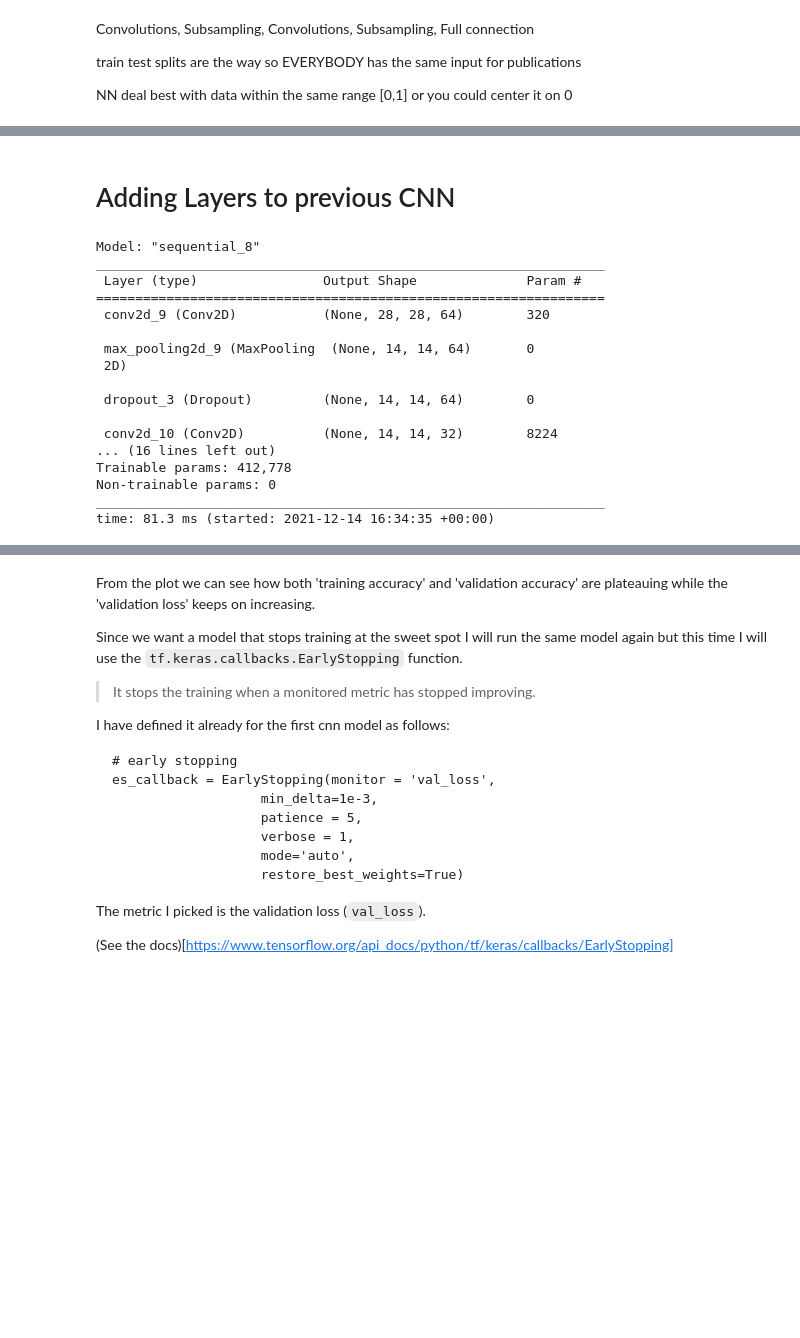
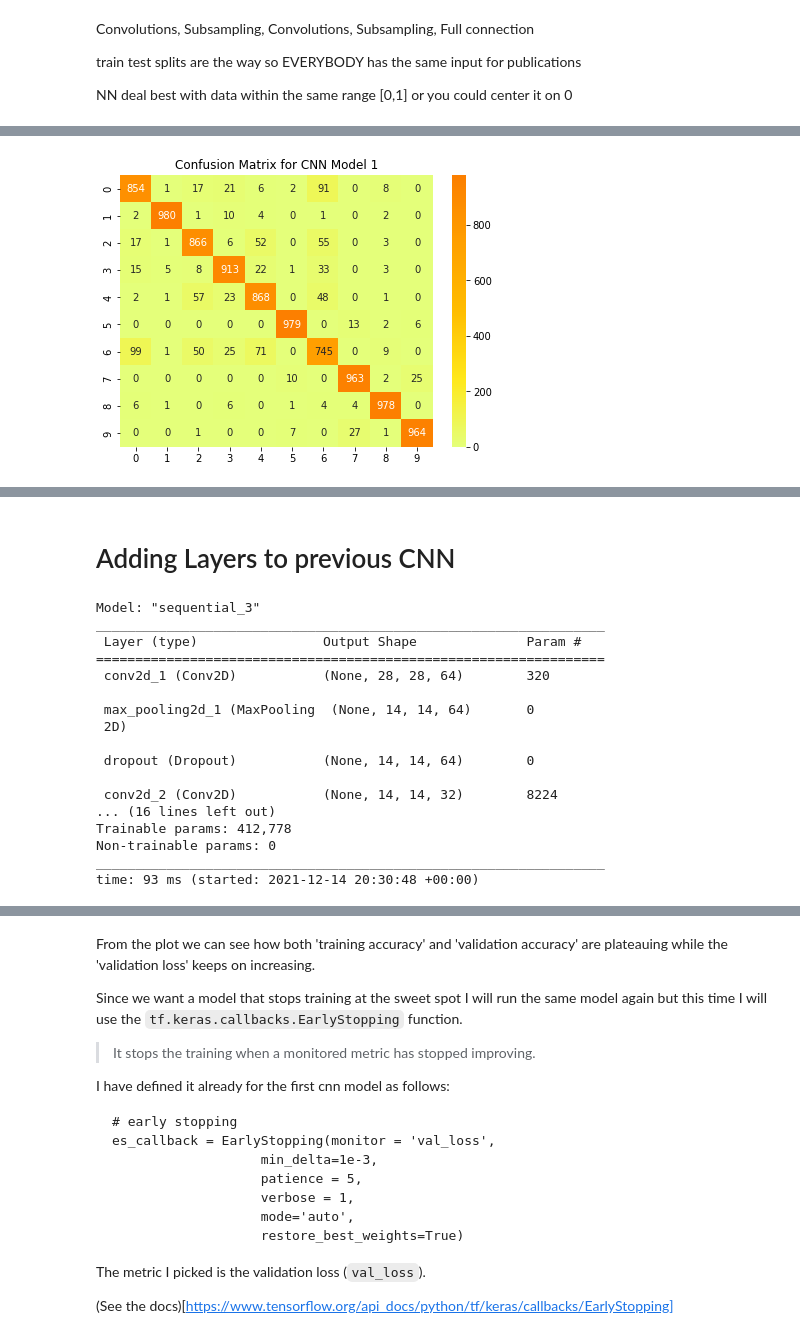
Before and after one commit to ilante/AML_91934_exam, a Jupyter notebook: Englander_AML_1_and_2.ipynb, the cells around one changed output, grey strips where cells are left out. Saved outputs shown, nothing was run; the diff lists cells and outputs as text; code cells hidden in the pictures; blank space fills up the shorter version.

```diff
--- a/Englander_AML_1_and_2.ipynb
+++ b/Englander_AML_1_and_2.ipynb
@@ -952,0 +1000,15 @@ time: 1.59 s (started: 2021-12-14 17:03:47 +00:00)
+# %%
+cnn_1_pred = cnn_model_1.predict(tst_im_cnn)
+# need to extract maximum values
+cnn_1_pred_test = np.argmax(cnn_1_pred, axis=1)
+# confusion matrix
+cnn_1_confusion = confusion_matrix(test_labels, cnn_1_pred_test)
+
+f,ax = plt.subplots(figsize=(7,5))
+plt.title('Confusion Matrix for CNN Model 1')
+plt.xlabel('Predicted character')
+plt.ylabel('True character')
+sns.heatmap(cnn_1_confusion,annot=True,cmap='Wistia',fmt='',ax=ax)
+plt.show()
+# %% [output]
+[figure, added]
@@ -953,38 +1016,42 @@ time: 1.59 s (started: 2021-12-14 17:03:47 +00:00)
 # %% [markdown]
 # Adding Layers to previous CNN
 # %%
-model = Sequential()
+cnn_model_2 = Sequential()
 # Must define the input shape in the first layer of the neural network
-model.add(Conv2D(filters=64, kernel_size=2, padding='same',
+cnn_model_2.add(Conv2D(filters=64, kernel_size=2, padding='same',
                  activation='relu', input_shape=(28,28,1)))
-model.add(MaxPool2D(pool_size=2))
-model.add(Dropout(0.3))
-model.add(Conv2D(filters=32, kernel_size=2,
+cnn_model_2.add(MaxPool2D(pool_size=2))
+cnn_model_2.add(Dropout(0.3))
+cnn_model_2.add(Conv2D(filters=32, kernel_size=2,
                  padding='same', activation='relu'))
-model.add(MaxPool2D(pool_size=2))
-model.add(Dropout(0.3))
-model.add(Flatten())
-model.add(Dense(256, activation='relu'))
-model.add(Dropout(0.5))
-model.add(Dense(nclasses, activation='softmax'))
+cnn_model_2.add(MaxPool2D(pool_size=2))
+cnn_model_2.add(Dropout(0.3))
+cnn_model_2.add(Flatten())
+cnn_model_2.add(Dense(256, activation='relu'))
+cnn_model_2.add(Dropout(0.5))
+cnn_model_2.add(Dense(nclasses, activation='softmax'))
 
-model.summary()
+cnn_model_2.compile(optimizer="adam",
+              loss="categorical_crossentropy",
+              metrics=["accuracy"])
+
+cnn_model_2.summary()
 # %% [output]
-Model: "sequential_8"
+Model: "sequential_3"
 _________________________________________________________________
  Layer (type)                Output Shape              Param #
 =================================================================
- conv2d_9 (Conv2D)           (None, 28, 28, 64)        320
+ conv2d_1 (Conv2D)           (None, 28, 28, 64)        320
 
- max_pooling2d_9 (MaxPooling  (None, 14, 14, 64)       0
+ max_pooling2d_1 (MaxPooling  (None, 14, 14, 64)       0
  2D)
 
- dropout_3 (Dropout)         (None, 14, 14, 64)        0
+ dropout (Dropout)           (None, 14, 14, 64)        0
 
- conv2d_10 (Conv2D)          (None, 14, 14, 32)        8224
+ conv2d_2 (Conv2D)           (None, 14, 14, 32)        8224
 ... (16 lines left out)
 Trainable params: 412,778
 Non-trainable params: 0
 _________________________________________________________________
-time: 81.3 ms (started: 2021-12-14 16:34:35 +00:00)
+time: 93 ms (started: 2021-12-14 20:30:48 +00:00)
 # %%
```
Also changed, not shown: parts of 116 cells of this notebook.
